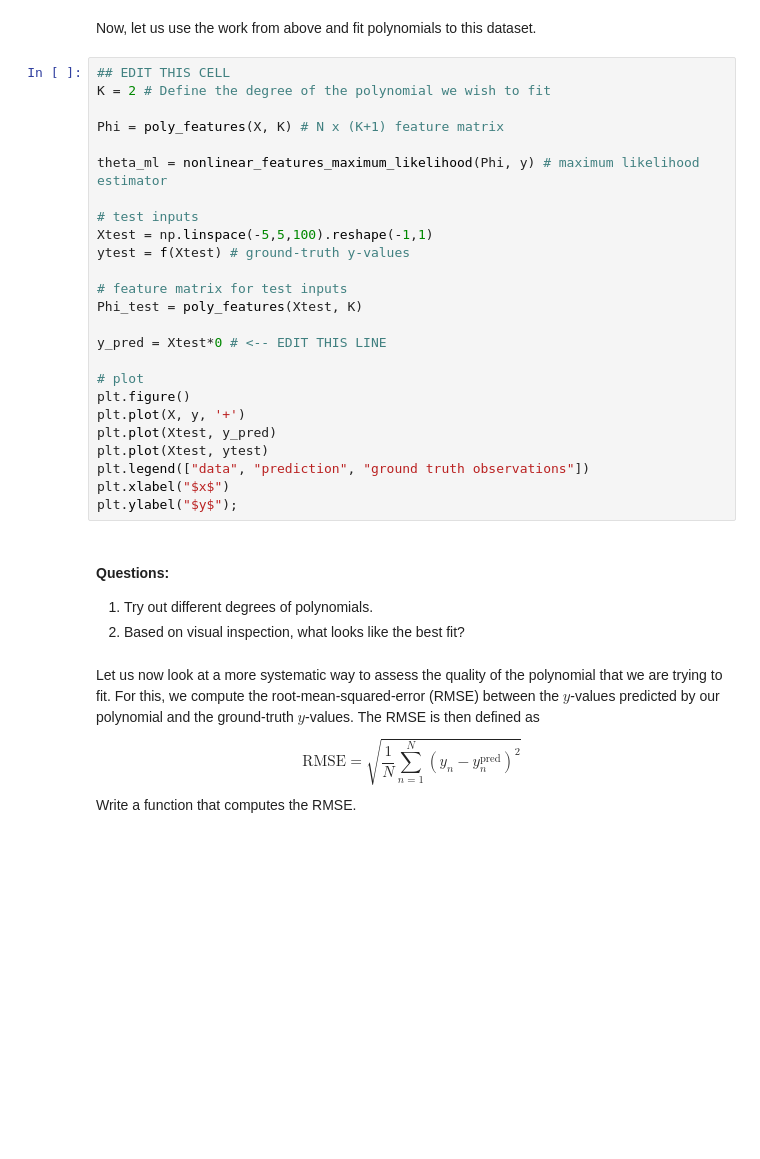
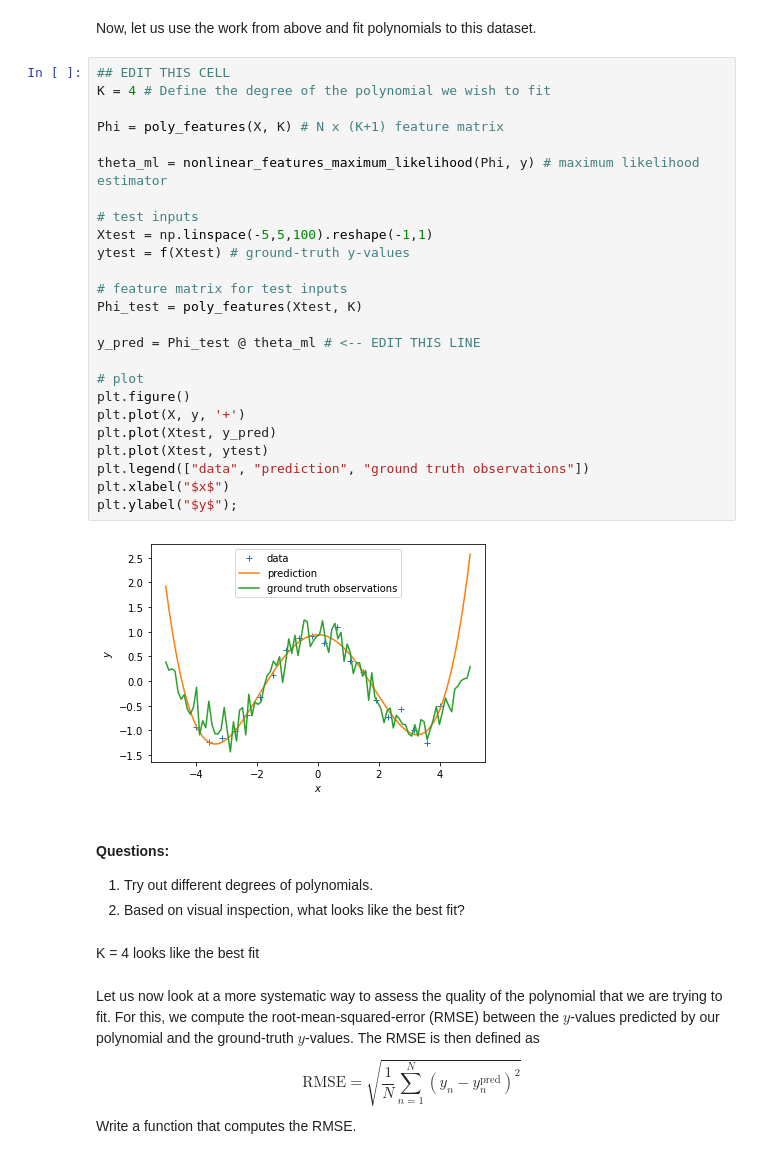
Before and after one commit to esweet431/mml-book.github.io, a Jupyter notebook: tutorials/tutorial_linear_regression.ipynb, the cells around one changed output. Cells and saved outputs as stored; diff of their text form; blank space fills up the shorter version.

```diff
--- a/tutorials/tutorial_linear_regression.ipynb
+++ b/tutorials/tutorial_linear_regression.ipynb
@@ -379,33 +384,37 @@ plt.ylabel("$y$");
 Now, let us use the work from above and fit polynomials to this dataset.
 # %%
 ## EDIT THIS CELL
-K = 2 # Define the degree of the polynomial we wish to fit
+K = 4 # Define the degree of the polynomial we wish to fit
 
 Phi = poly_features(X, K) # N x (K+1) feature matrix
 
 theta_ml = nonlinear_features_maximum_likelihood(Phi, y) # maximum likelihood estimator
 
 # test inputs
 Xtest = np.linspace(-5,5,100).reshape(-1,1)
 ytest = f(Xtest) # ground-truth y-values
 
 # feature matrix for test inputs
 Phi_test = poly_features(Xtest, K)
 
-y_pred = Xtest*0 # <-- EDIT THIS LINE
+y_pred = Phi_test @ theta_ml # <-- EDIT THIS LINE
 
 # plot
 plt.figure()
 plt.plot(X, y, '+')
 plt.plot(Xtest, y_pred)
 plt.plot(Xtest, ytest)
 plt.legend(["data", "prediction", "ground truth observations"])
 plt.xlabel("$x$")
 plt.ylabel("$y$");
+# %% [output]
+[figure, added]
 # %% [markdown]
 #### Questions:
 1. Try out different degrees of polynomials.
 2. Based on visual inspection, what looks like the best fit?
+# %% [markdown]
+K = 4 looks like the best fit
 # %% [markdown]
 Let us now look at a more systematic way to assess the quality of the polynomial that we are trying to fit. For this, we compute the root-mean-squared-error (RMSE) between the $y$-values predicted by our polynomial and the ground-truth $y$-values. The RMSE is then defined as
 $$
```
Also changed, not shown: parts of 5 cells of this notebook.
